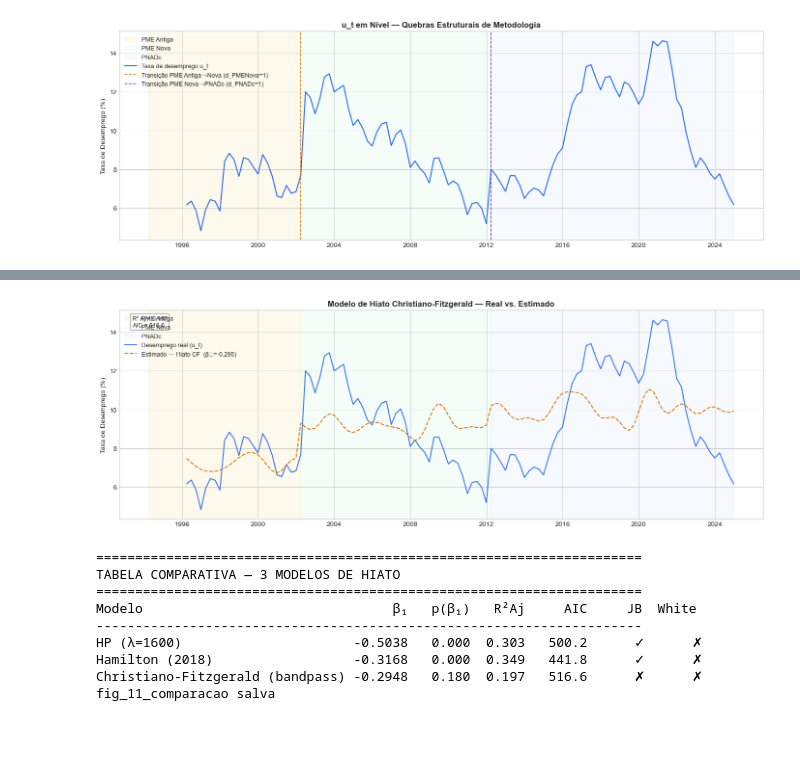
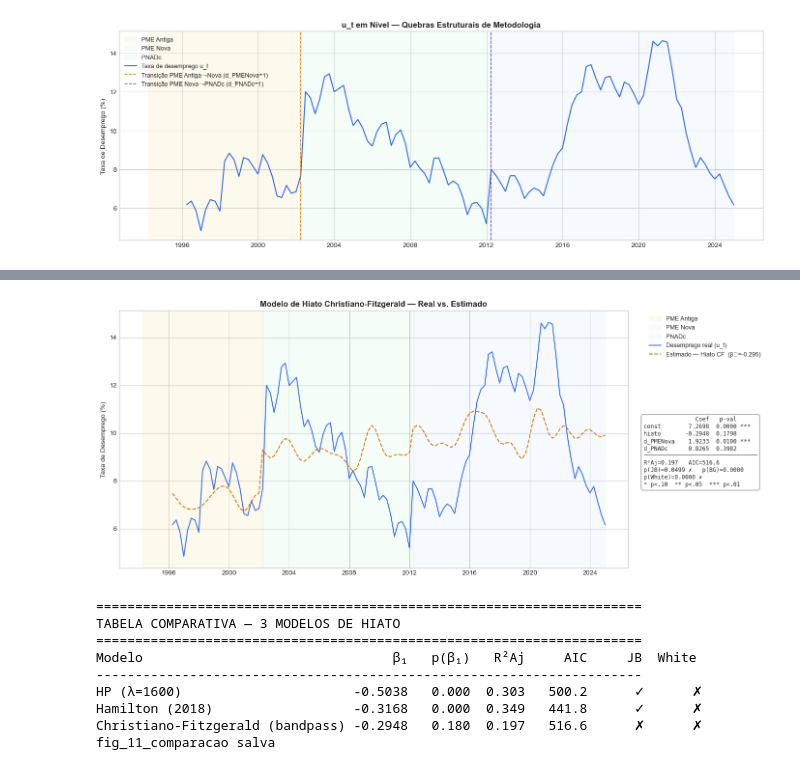
Before and after one commit to DavydSantos-Economist/Lei-de-Okun---1996-a-2024, a Jupyter notebook: notebooks/2.modelo de hiato.ipynb, the cells around one changed output, grey strips where cells are left out. Saved outputs shown, nothing was run; the diff lists cells and outputs as text; code cells hidden in the pictures; blank space fills up the shorter version.

```diff
--- a/notebooks/2.modelo de hiato.ipynb
+++ b/notebooks/2.modelo de hiato.ipynb
@@ -347,7 +479,7 @@ fig_11b salva
 # %%
 res_cf = estimar_modelo_hiato('hiato_cf', 'Christiano-Fitzgerald (bandpass)')
 
-fig, ax = plt.subplots(figsize=(14, 5))
+fig, ax = plt.subplots(figsize=(14, 6))
 sombrear_periodos(ax)
 df_m = res_cf['df_m']
 ax.plot(df_m.index, df_m['u_t'],           color=COR_PRINCIPAL, linewidth=1.5,
@@ -356,12 +488,28 @@ ax.plot(df_m.index, res_cf['modelo'].fittedvalues, color=COR_CF, linewidth=1.5,
         linestyle='--', label=f'Estimado — Hiato CF  (β₁={res_cf["beta1"]:.3f})')
 ax.set_ylabel('Taxa de Desemprego (%)', fontsize=10)
 ax.set_title('Modelo de Hiato Christiano-Fitzgerald — Real vs. Estimado', fontsize=12, fontweight='bold')
-ax.annotate(f'R² Aj = {res_cf["r2_adj"]:.3f}\nAIC = {res_cf["aic"]:.1f}',
-            xy=(0.02, 0.92), xycoords='axes fraction', fontsize=9,
-            bbox=dict(boxstyle='round,pad=0.3', facecolor='white', edgecolor='gray', alpha=0.8))
-ax.legend(fontsize=9)
+ax.legend(loc='upper left', bbox_to_anchor=(1.03, 1.0), fontsize=9)
 ax.xaxis.set_major_formatter(mdates.DateFormatter('%Y'))
 ax.xaxis.set_major_locator(mdates.YearLocator(4))
+
+_stars = lambda p: '***' if p < 0.01 else ('** ' if p < 0.05 else ('*  ' if p < 0.10 else '   '))
+_label = {'const': 'const', 'hiato_cf': 'hiato', 'd_PMENova': 'd_PMENova', 'd_PNADc': 'd_PNADc'}
+_lines = [f"{'':11}{'Coef':>8}  {'p-val':>6}"]
+for _n in res_cf['modelo'].params.index:
+    _lbl = _label.get(_n, _n)
+    _lines.append(f"{_lbl:<11}{res_cf['modelo'].params[_n]:>8.4f}  {res_cf['modelo'].pvalues[_n]:>6.4f} {_stars(res_cf['modelo'].pvalues[_n])}")
+_lines += [
+    '─' * 33,
+    f"R²Aj={res_cf['r2_adj']:.3f}   AIC={res_cf['aic']:.1f}",
+    f"p(JB)={res_cf['jb_p']:.4f} {'✓' if res_cf['jb_p'] > 0.05 else '✗'}   p(BG)={res_cf['bg_p']:.4f}",
+    f"p(White)={res_cf['white_p']:.4f} {'✓' if res_cf['white_p'] > 0.05 else '✗'}",
+    '* p<.10  ** p<.05  *** p<.01',
+]
+ax.annotate('\n'.join(_lines), xy=(1.03, 0.45), xycoords='axes fraction',
+            va='center', ha='left', fontsize=8.5, family='monospace',
+            annotation_clip=False,
+            bbox=dict(boxstyle='round,pad=0.4', facecolor='white', edgecolor='gray', alpha=0.88))
+
 plt.tight_layout()
 plt.savefig('../figuras/fase3_modelo2/fig_11c_modelo_hiato_CF.png', dpi=150, bbox_inches='tight')
 print("fig_11c salva")
@@ -380,11 +528,11 @@ Time:                        23:07:24   Log-Likelihood:                -254.32
 No. Observations:                 116   AIC:                             516.6
 Df Residuals:                     112   BIC:                             527.7
 ... (19 lines left out)
 Jarque-Bera p = 0.050 ✗
 Breusch-Godfrey p = 0.000 (corrigido HAC)
 White p = 0.000 ✗
 fig_11c salva
-[figure, old version]
+[figure, new version]
 # %%
 resultados = [res_hp, res_ham, res_cf]
 nomes   = [r['label'] for r in resultados]
```
Also changed, not shown: parts of 8 cells of this notebook, 25 other files.
